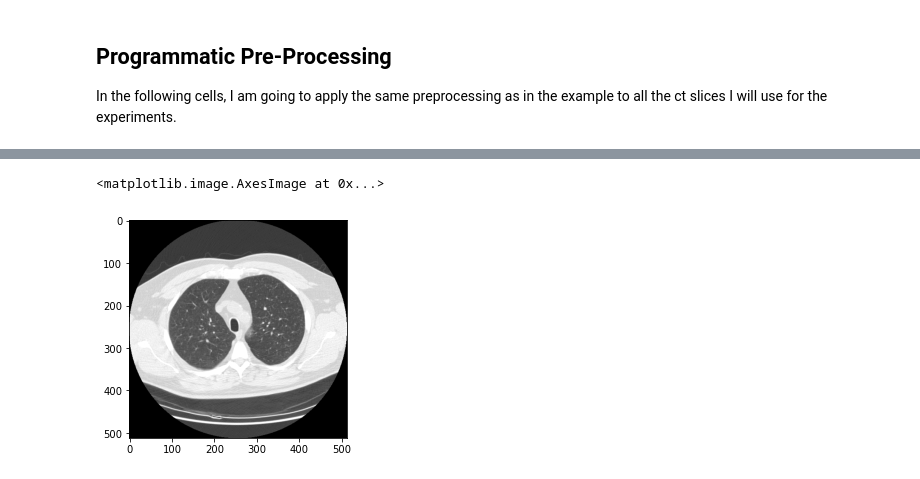
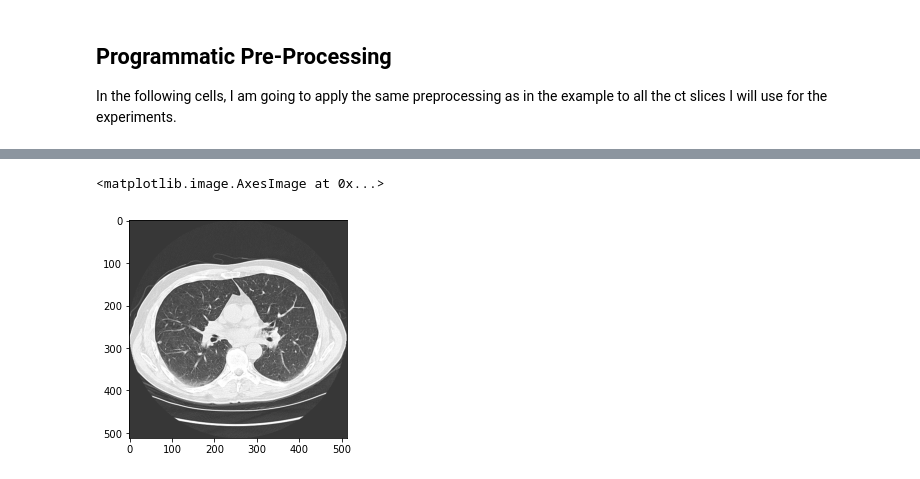
Before and after one commit to cao826/wqe-ctimages-model, a Jupyter notebook: code/extracting_lung_window_images.ipynb, the cells around one changed output, grey strips where cells are left out. Drawn from its saved outputs; the diff is of its cells as text; code cells hidden in the pictures.

Commit message:
New image preprocessing method
I am not saving the scans as images. They look better, so mayyyybeee the
models will perform better now.

```diff
--- a/code/extracting_lung_window_images.ipynb
+++ b/code/extracting_lung_window_images.ipynb
@@ -91,7 +88,7 @@ Windowing refers to changing two things:
 """
 
 lung_window = (1500, -600)
-lung_array = ct_prep.apply_ct_window(example_hounsfield_array, lung_window)
+lung_array = ct_prep.apply_ct_window(example_houndsfield_array, lung_window)
 # %%
 """
 Plotting. both default window and lung window to demonstrate the differences
@@ -131,7 +138,7 @@ The model will also likely use leakey relu to account for negative pixel values
 
 In the following cells, I am going to apply the same preprocessing as in the example to all the ct slices I will use for the experiments.
 # %%
-path2dicoms = '/Volumes/My Passport for Mac/debug_dataset/negative'
+path2dicoms = '/Volumes/My Passport for Mac/debug_dataset/positive'
 dicoms = [file for file in os.listdir(path2dicoms) if not ('._' in file) and not (file[0] == '.') and (file != 'arrays')]
 # %%
 print(len(dicoms))
@@ -140,15 +147,16 @@ print(len(dicoms))
 # %%
-savepath = '/Volumes/My Passport for Mac/debug_dataset/negative/arrays'
+savepath = '/Volumes/My Passport for Mac/debug_dataset/positive/positive_images'
 names = []
 for dicom_file in dicoms:
     #print(dicom_file)
-    extracted_images = ct_prep.extract_lung_window_image(path2slice=path2dicoms,
+    try:
+        lung_window_image, no_window_image, savefile_name = ct_prep.extract_images(path2slice=path2dicoms,
                                                          slice_filename=dicom_file)
-    break
-    #names.append(extracted_images.savefile_name)
-    #print(type(extracted_images.lung_window))
-    display_unwindowed_and_lung(extracted_images)
-    save_array(extracted_images.lung_window, savepath, extracted_images.savefile_name)
-    #break
+        names.append(savefile_name)
+        print(type(lung_window_image))
+        #display_unwindowed_and_lung(extracted_images)
+        ct_prep.save_image(lung_window_image, savepath, savefile_name)
+    except:
+        continue
 
 assert(len(set(names)) == len(names))
@@ -155,5 +181,5 @@ assert(len(set(names)) == len(names))
 # %%
-plt.imshow(extracted_images.lung_window, cmap='gray')
+plt.imshow(lung_window_image)
 # %% [output]
 <matplotlib.image.AxesImage at 0x...>
-[figure, old version]
+[figure, new version]
```
Also changed, not shown: parts of 8 cells of this notebook, 2 other files.
